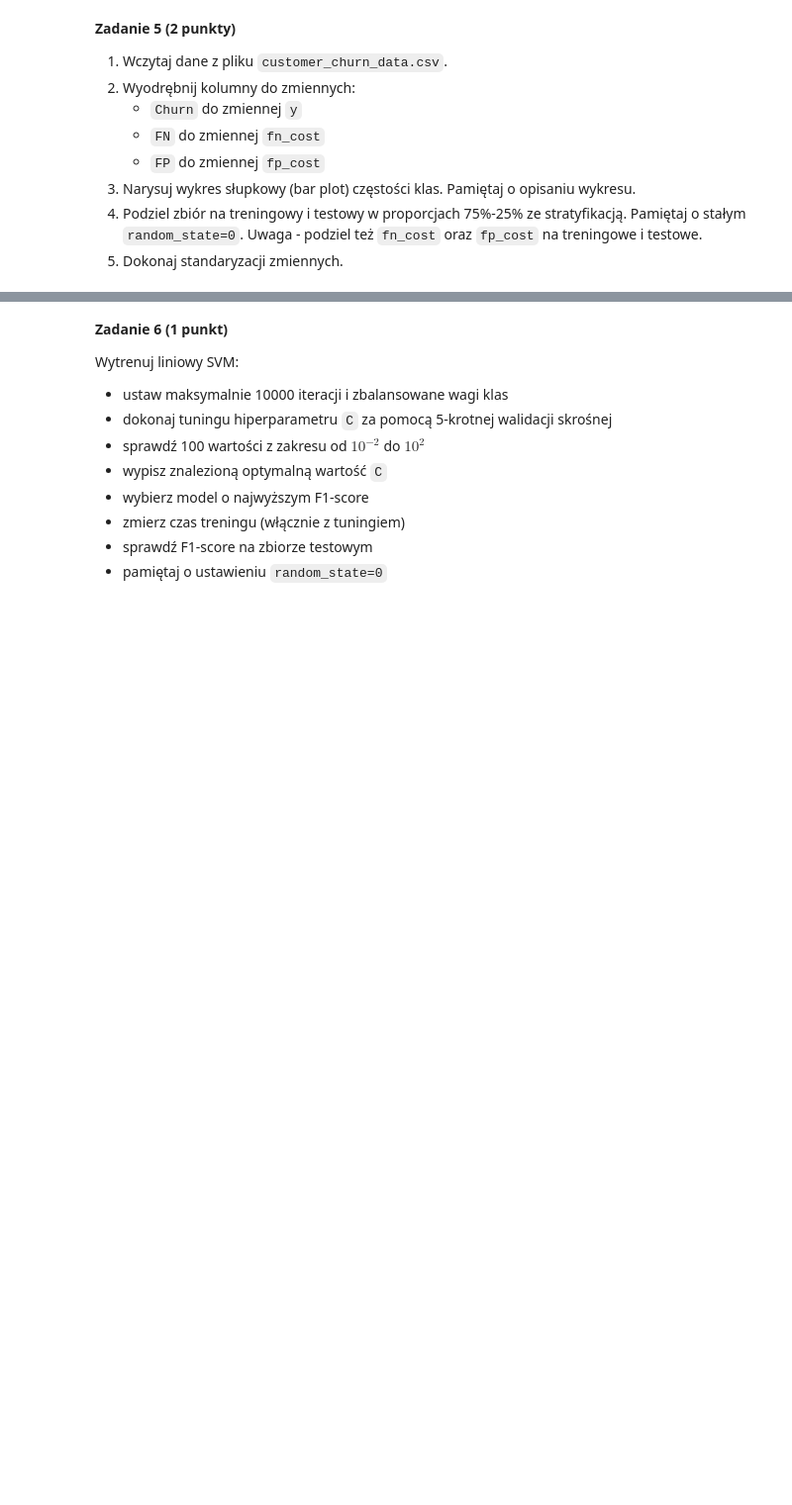
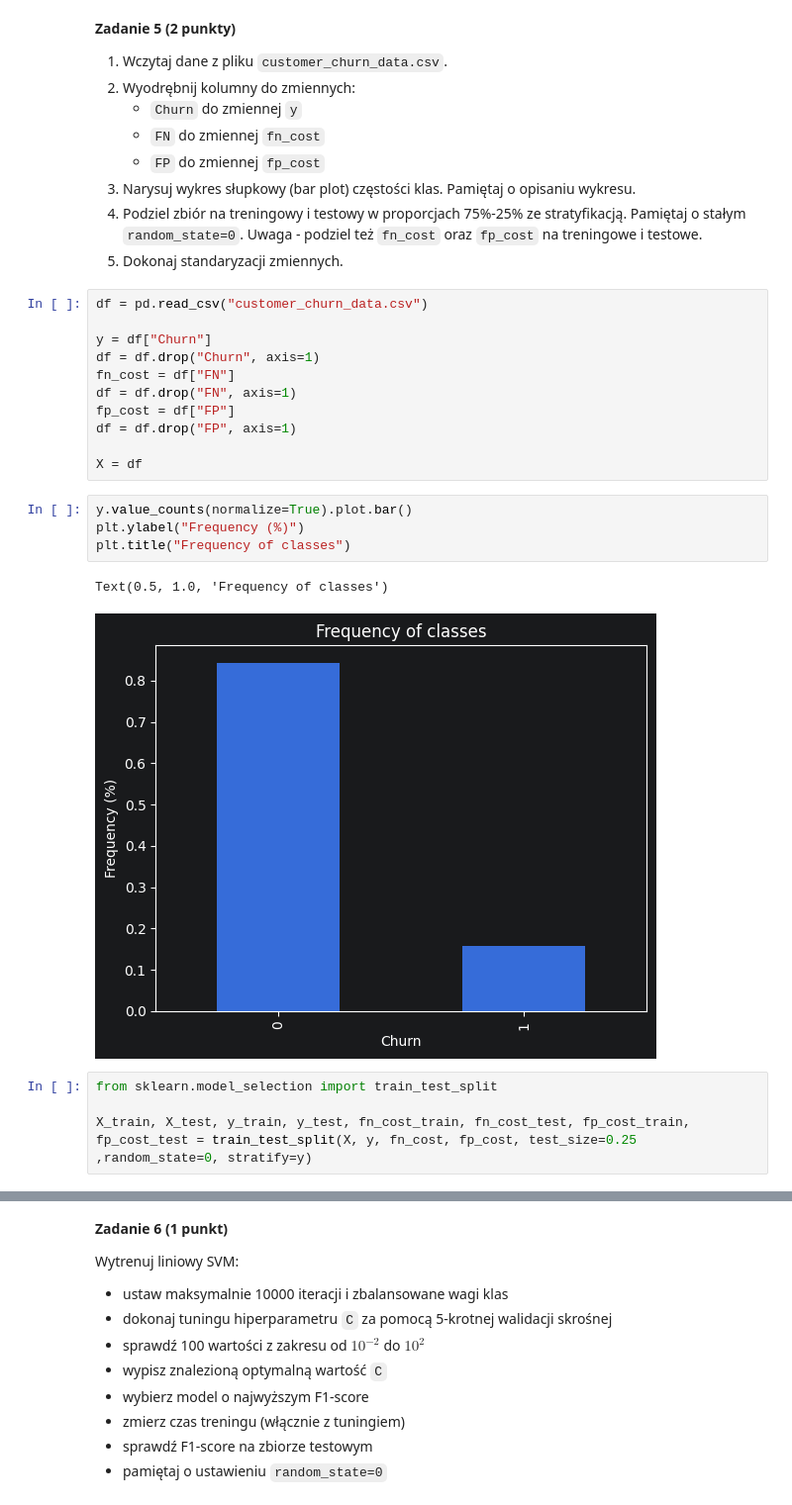
Before and after one commit to krzysztof-kopel/podstawy-uczenia-maszynowego, a Jupyter notebook: lab3/notebook.ipynb, the cells around one changed output, grey strips where cells are left out. Shown at 99% size. Saved outputs shown, nothing was run; the diff lists cells and outputs as text; blank space fills up the shorter version.

```diff
--- a/lab3/notebook.ipynb
+++ b/lab3/notebook.ipynb
@@ -280,3 +280,25 @@ Zbiór został wzięty z Kaggle (opublikował go tam Ruholla Jafari-Marandi). W
 3. Narysuj wykres słupkowy (bar plot) częstości klas. Pamiętaj o opisaniu wykresu.
 4. Podziel zbiór na treningowy i testowy w proporcjach 75%-25% ze stratyfikacją. Pamiętaj o stałym `random_state=0`. Uwaga - podziel też `fn_cost` oraz `fp_cost` na treningowe i testowe.
 5. Dokonaj standaryzacji zmiennych.
+# %%
+df = pd.read_csv("customer_churn_data.csv")
+
+y = df["Churn"]
+df = df.drop("Churn", axis=1)
+fn_cost = df["FN"]
+df = df.drop("FN", axis=1)
+fp_cost = df["FP"]
+df = df.drop("FP", axis=1)
+
+X = df
+# %%
+y.value_counts(normalize=True).plot.bar()
+plt.ylabel("Frequency (%)")
+plt.title("Frequency of classes")
+# %% [output]
+Text(0.5, 1.0, 'Frequency of classes')
+[figure, added]
+# %%
+from sklearn.model_selection import train_test_split
+
+X_train, X_test, y_train, y_test, fn_cost_train, fn_cost_test, fp_cost_train, fp_cost_test = train_test_split(X, y, fn_cost, fp_cost, test_size=0.25 ,random_state=0, stratify=y)
```
Also changed, not shown: parts of 5 cells of this notebook.
